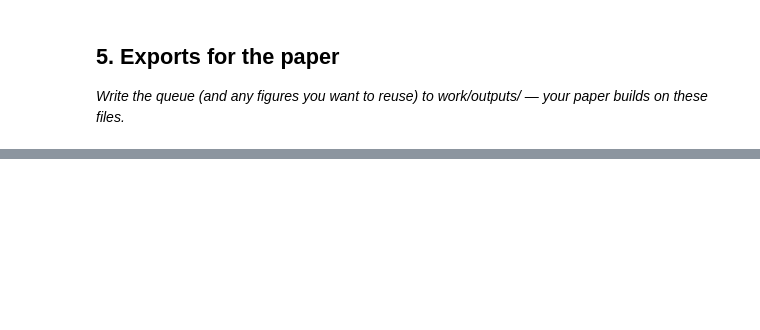
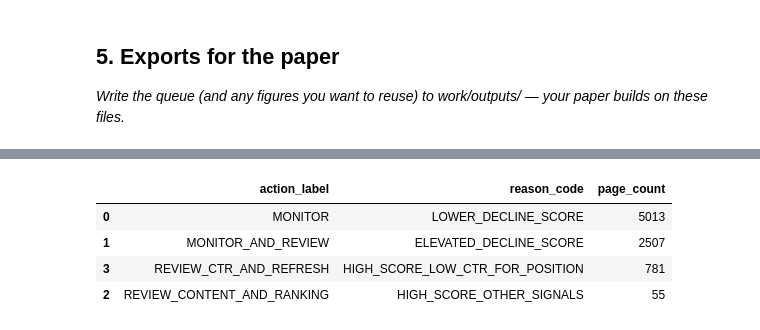
Before and after one commit to Abdelrahmanshaheen1/flyrank-ml-internship, a Jupyter notebook: work/notebooks/w07_action_playbook.ipynb, the cells around one changed output, grey strips where cells are left out. Saved outputs shown, nothing was run; the diff lists cells and outputs as text; code cells hidden in the pictures; blank space fills up the shorter version.

Commit message:
Complete ML-10 content action playbook

```diff
--- a/work/notebooks/w07_action_playbook.ipynb
+++ b/work/notebooks/w07_action_playbook.ipynb
@@ -28,0 +602,22 @@ This skeleton is yours to fill. Work the sections **in order** — each one has
+# %%
+action_summary = (
+    action_queue
+    .groupby(
+        ["action_label", "reason_code"],
+        observed=True,
+    )
+    .size()
+    .reset_index(name="page_count")
+    .sort_values(
+        "page_count",
+        ascending=False,
+    )
+)
+
+action_summary
+# %% [output]
+|  | action_label | reason_code | page_count |
+| 0 | MONITOR | LOWER_DECLINE_SCORE | 5013 |
+| 1 | MONITOR_AND_REVIEW | ELEVATED_DECLINE_SCORE | 2507 |
+| 3 | REVIEW_CTR_AND_REFRESH | HIGH_SCORE_LOW_CTR_FOR_POSITION | 781 |
+| 2 | REVIEW_CONTENT_AND_RANKING | HIGH_SCORE_OTHER_SIGNALS | 55 |
```
Also changed, not shown: parts of 11 cells of this notebook.
